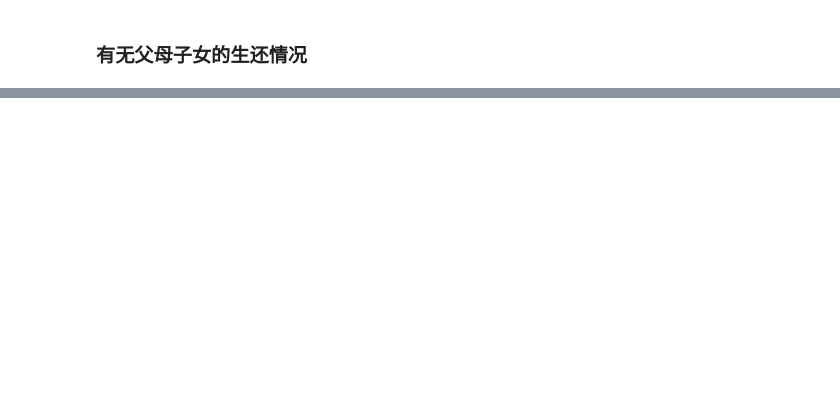
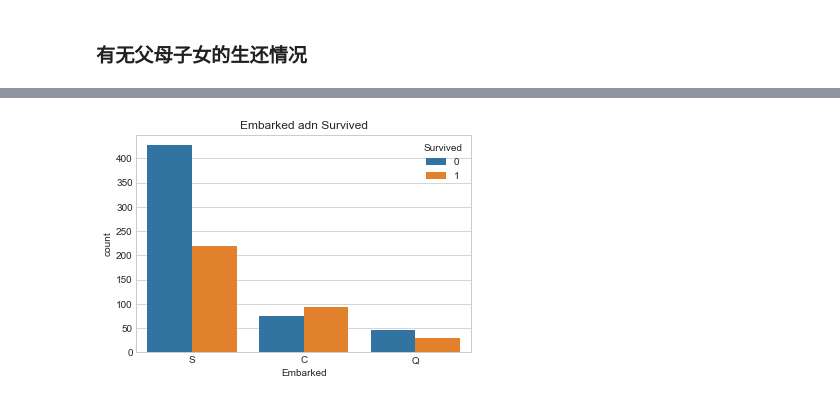
Before and after one commit to letjetfat/titanic-survival-prediction, a Jupyter notebook: titanic-survival-prediction.ipynb, the cells around one changed output, grey strips where cells are left out. Cells and saved outputs as stored; diff of their text form; code cells hidden in the pictures; blank space fills up the shorter version.

```diff
--- a/titanic-survival-prediction.ipynb
+++ b/titanic-survival-prediction.ipynb
@@ -479,0 +633,7 @@ Text(0.5,0,'No SibSp')
+# %%
+#不同港口上船的乘客的生还情况
+sns.countplot('Embarked',hue='Survived', data=train,)
+plt.title('Embarked adn Survived')
+plt.show()
+# %% [output]
+[figure, added]
```
Also changed, not shown: parts of 35 cells of this notebook, 1 other file.
